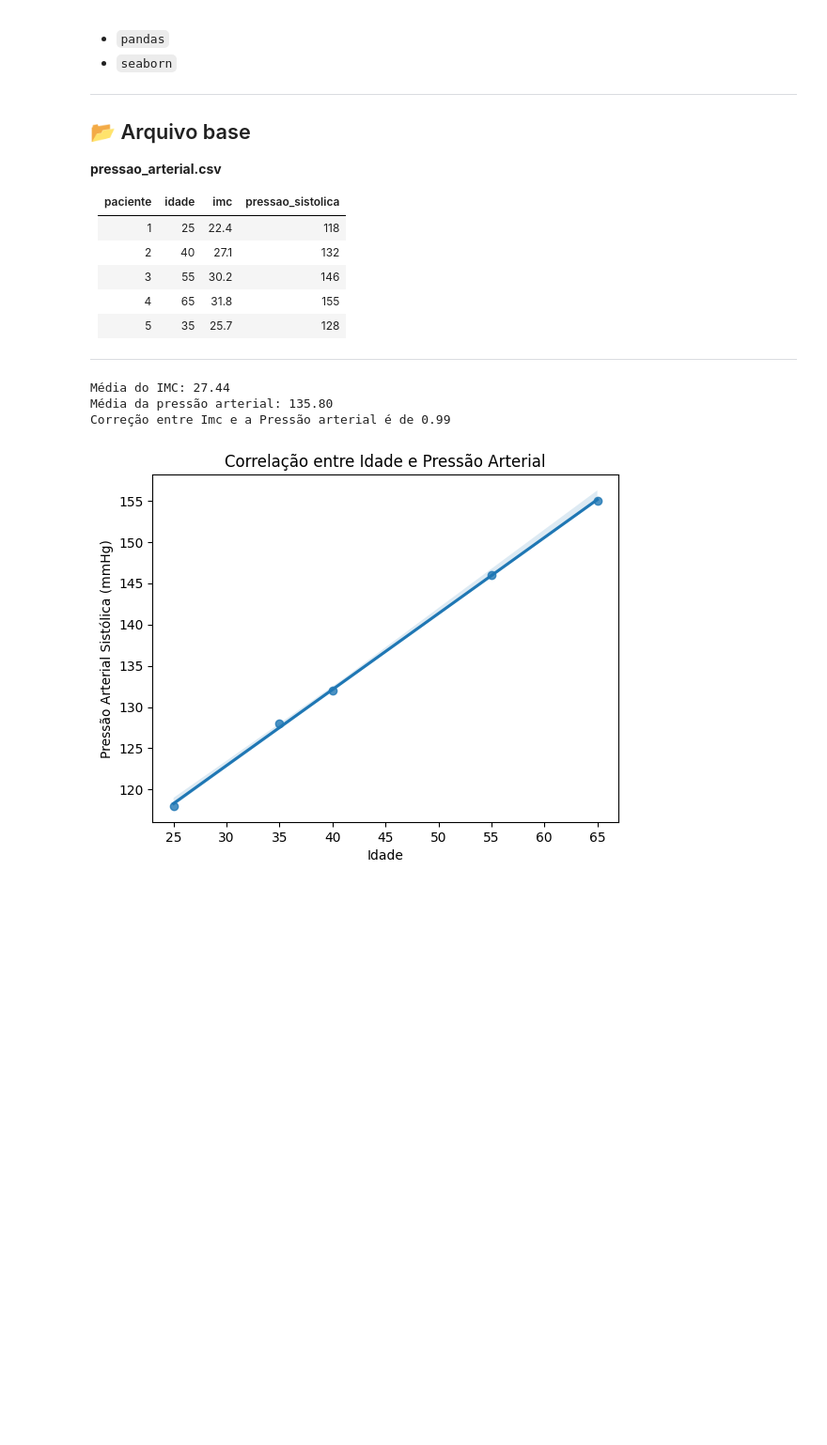
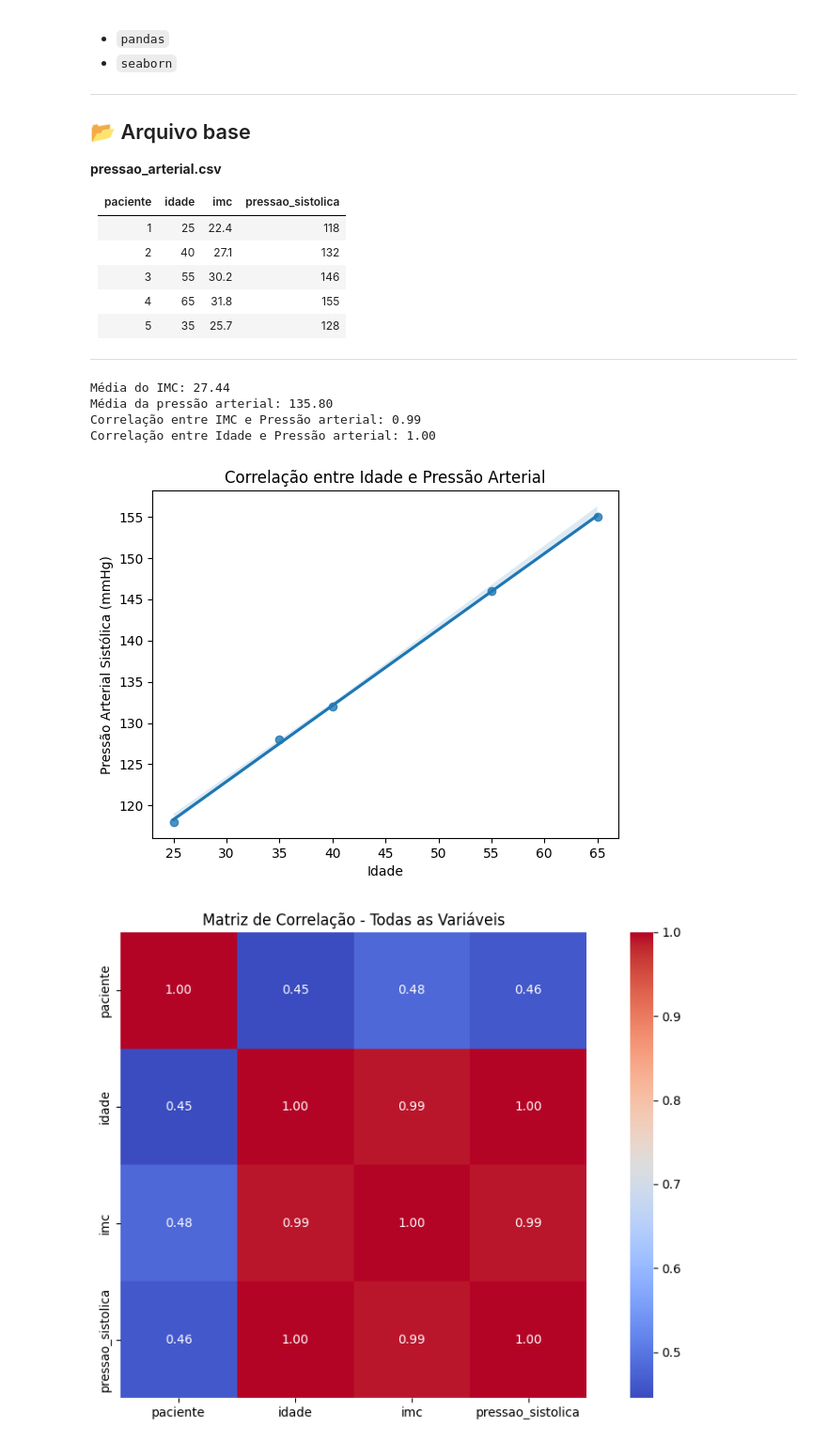
Before and after one commit to yInvictus1/UBD-AV2, a Jupyter notebook: 4_Mini.ipynb, the cells around one changed output. Shown at 94% size. Cells and saved outputs as stored; diff of their text form; code cells hidden in the pictures; blank space fills up the shorter version.

```diff
--- a/4_Mini.ipynb
+++ b/4_Mini.ipynb
@@ -41,25 +41,43 @@ Uma clínica busca entender como a **idade** e o **índice de massa corporal (IM
 # %%
 import pandas as pd
 import seaborn as sns
 import matplotlib.pyplot as plt
 
+# Lendo arquivo
 df = pd.read_csv("dados/pressao_arterial.csv")
 
+# Calculando Média e correlação entre IMC e Pressão Arterial
 Media_IMC = df['imc'].mean()
 Media_Press = df['pressao_sistolica'].mean()
-correlacao = df['imc'].corr(df['pressao_sistolica'])
+correlacao_imc = df['imc'].corr(df['pressao_sistolica'])
+correlacao_idade = df['idade'].corr(df['pressao_sistolica'])
+
+#Imprimindo Valores
 print(f"Média do IMC: {Media_IMC:.2f}")
 print(f"Média da pressão arterial: {Media_Press:.2f}")
-print(f"Correção entre Imc e a Pressão arterial é de {correlacao:.2f}")
+print(f"Correlação entre IMC e Pressão arterial: {correlacao_imc:.2f}")
+print(f"Correlação entre Idade e Pressão arterial: {correlacao_idade:.2f}")
 
-# Gráfico de dispersão com linha de tendência
+# Criando gráfico de dispersão
 sns.regplot(data=df, x="idade", y="pressao_sistolica")
 plt.title("Correlação entre Idade e Pressão Arterial")
 plt.xlabel("Idade")
 plt.ylabel("Pressão Arterial Sistólica (mmHg)")
 plt.show()
+
+# Criando matriz de correlação
+matriz_corr = df.corr()
+
+# Plotando o heatmap
+fig, ax = plt.subplots(figsize=(10, 6))
+sns.heatmap(matriz_corr, fmt='.2f', square=True, linecolor='white', annot=True, cmap="coolwarm")
+plt.title("Matriz de Correlação - Todas as Variáveis")
+plt.tight_layout()
+plt.show()
 # %% [output]
 Média do IMC: 27.44
 Média da pressão arterial: 135.80
-Correção entre Imc e a Pressão arterial é de 0.99
+Correlação entre IMC e Pressão arterial: 0.99
+Correlação entre Idade e Pressão arterial: 1.00
 [figure]
+[figure, added]
```
